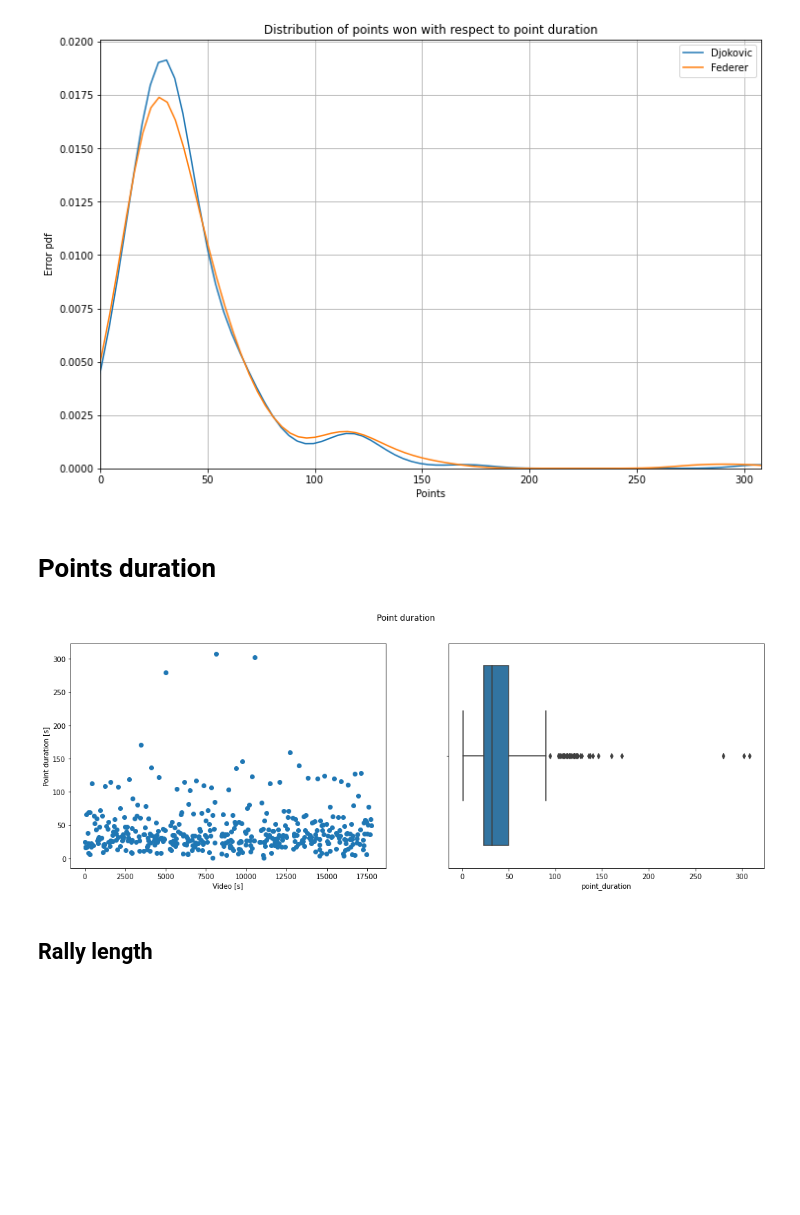
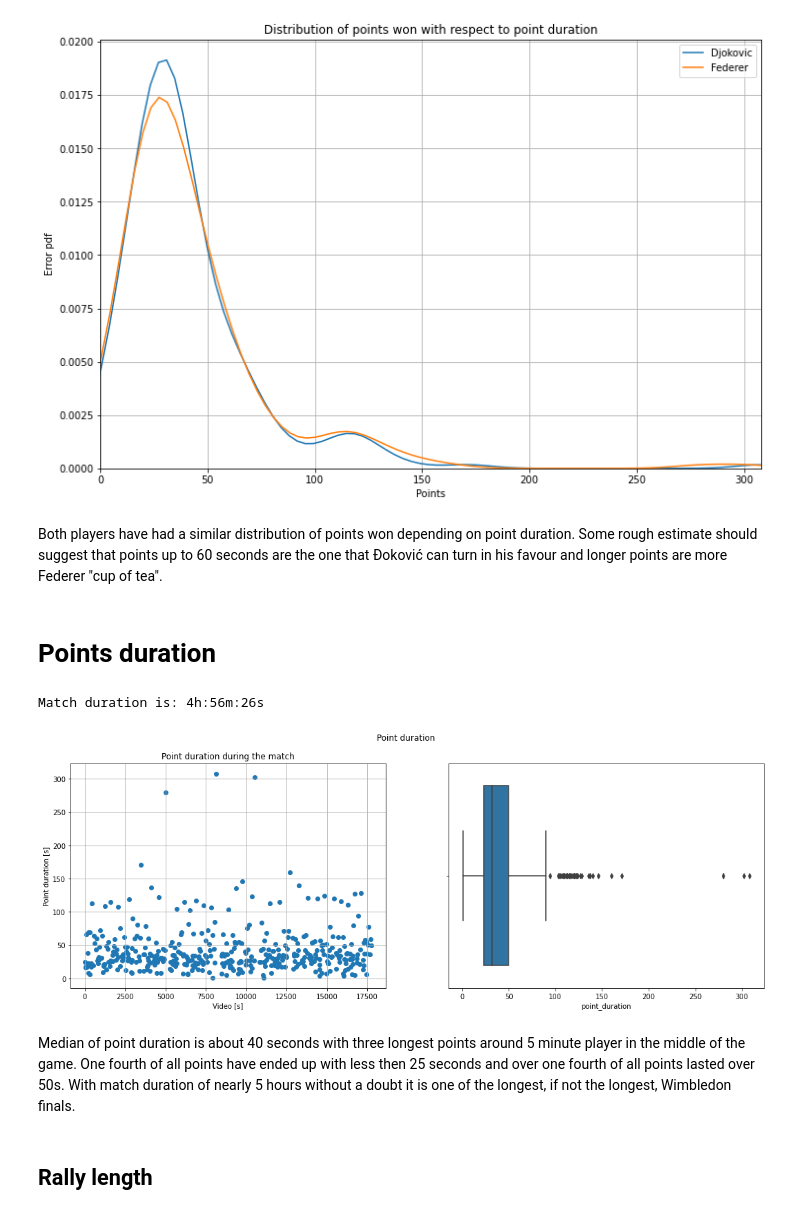
Before and after one commit to m-grbic/Foundley-Project, a Jupyter notebook: Tennis.ipynb, the cells around one changed output. Cells and saved outputs as stored; diff of their text form; code cells hidden in the pictures; blank space fills up the shorter version.

```diff
--- a/Tennis.ipynb
+++ b/Tennis.ipynb
@@ -833,25 +893,38 @@ plt.grid('minor')
 plt.show()
 # %% [output]
 [figure]
+# %% [markdown]
+Both players have had a similar distribution of points won depending on point duration. Some rough estimate should suggest that points up to 60 seconds are the one that Đoković can turn in his favour and longer points are more Federer "cup of tea".
 # %% [markdown]
 # Points duration
 # %%
+match_dur = df['vid_second'].iloc[-1] - df['vid_second'].iloc[0] + df['point_duration'].iloc[-1]
+h = match_dur//3600
+m = (match_dur%3600)//60
+s = (match_dur%3600)%60
+print('Match duration is: %dh:%dm:%ds' %(h,m,s))
+
 # Points duration
 fig, axes = plt.subplots(ncols=2, figsize=(18,6))
 ax = axes.ravel()
 plt.suptitle("Point duration")
 
 # Show timestamps of
 ax[0].scatter(df['vid_second'],df['point_duration'])
 ax[0].set_xlabel("Video [s]")
 ax[0].set_ylabel("Point duration [s]")
+ax[0].set_title('Point duration during the match')
+ax[0].grid('minor')
 
 # Show boxchart of points duration
 sn.boxplot(ax=ax[1], x=df['point_duration'])
 
 plt.show()
 # %% [output]
+Match duration is: 4h:56m:26s
-[figure, old version]
+[figure, new version]
+# %% [markdown]
+Median of point duration is about 40 seconds with three longest points around 5 minute player in the middle of the game. One fourth of all points have ended up with less then 25 seconds and over one fourth of all points lasted over 50s. With match duration of nearly 5 hours without a doubt it is one of the longest, if not the longest, Wimbledon finals.
 # %% [markdown]
 ## Rally length
 # %%
```
Also changed, not shown: parts of 30 cells of this notebook.
